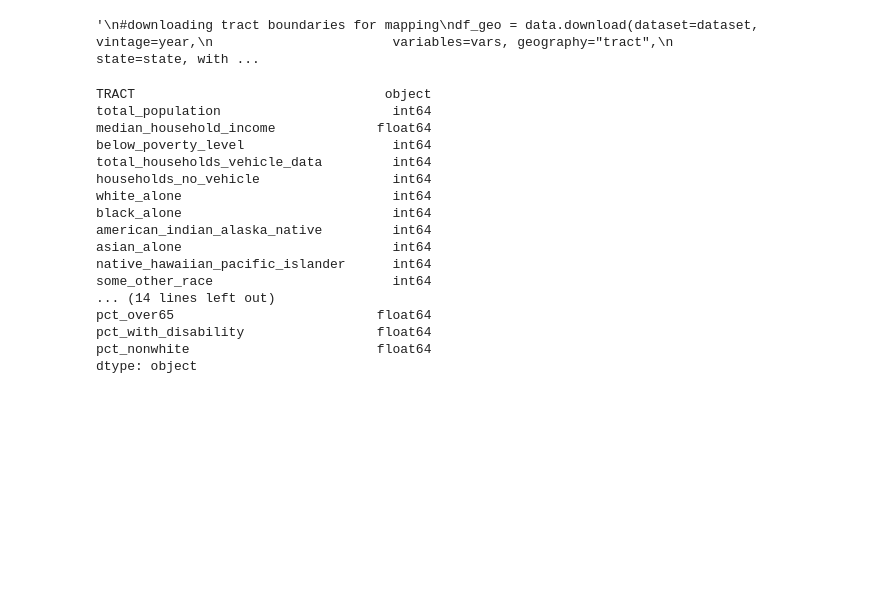
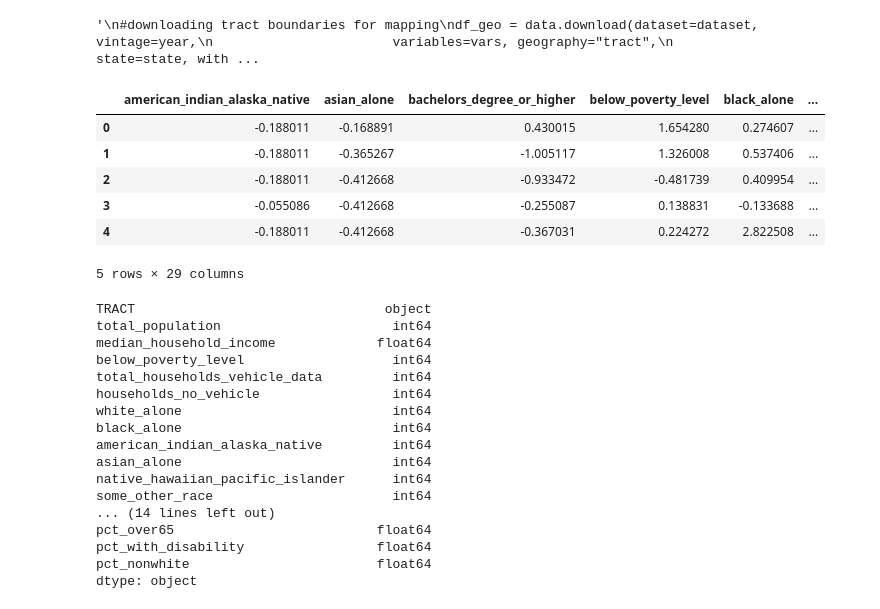
Before and after one commit to jessalynlc/MP, a Jupyter notebook: data_clean.ipynb, the cells around one changed output. Saved outputs shown, nothing was run; the diff lists cells and outputs as text; code cells hidden in the pictures; blank space fills up the shorter version.

Commit message:
Updates to clean tract_socioeconomic dataframe

```diff
--- a/data_clean.ipynb
+++ b/data_clean.ipynb
@@ -61,9 +61,11 @@ df = data.download(
 
 #derived indicators
 
-#Getting percentages
+#Getting percentages, replace any with NA denominator with 0
 def pct(num, den):
-    return (num/den).replace([pd.NA, float("inf")], pd.NA)
+    den_safe = den.replace(0, np.nan)
+    result = num / den_safe
+    return result.fillna(0)
 
 df["pct_below_50pct_poverty"] = pct(df["C17002_002E"], df["B01003_001E"])
 df["pct_no_vehicle"] = pct(df["B25044_003E"], df["B25044_001E"])
@@ -141,18 +143,38 @@ df = df.rename(columns=rename_dict)
 # %%
 from sklearn.preprocessing import StandardScaler
 
+df['TRACT'] = df['TRACT'].astype(str).str.zfill(6)
+
+# Scale all numeric columns EXCEPT TRACT, STATE, COUNTY
+cols_to_scale = df.columns.difference(['TRACT', 'STATE', 'COUNTY'])
+
 scaler = StandardScaler()
+scaled_values = scaler.fit_transform(df[cols_to_scale])
+
 df_scaled = pd.DataFrame(
-    scaler.fit_transform(df.drop(columns=['TRACT'])),
-    columns=df.drop(columns=['TRACT']).columns,
+    scaled_values,
+    columns=cols_to_scale,
     index=df.index
 )
 
+# Add back TRACT id
 df_scaled['TRACT'] = df['TRACT']
-df_scaled = df.drop(columns=["STATE", "COUNTY"])
 
-#Columns scaled to have mean 0 and std of 1 except for the TRACT id
+# Drop STATE and COUNTY from df_scaled (now correctly)
+df_scaled = df_scaled.drop(columns=['STATE', 'COUNTY'], errors='ignore')
+
+# Final PCA-ready socioeconomic dataframe
 tract_socioeconomic = df_scaled
+
+tract_socioeconomic.head()
+# %% [output]
+|  | american_indian_alaska_native | asian_alone | bachelors_degree_or_higher | below_poverty_level | black_alone | ... |
+| 0 | -0.188011 | -0.168891 | 0.430015 | 1.654280 | 0.274607 | ... |
+| 1 | -0.188011 | -0.365267 | -1.005117 | 1.326008 | 0.537406 | ... |
+| 2 | -0.188011 | -0.412668 | -0.933472 | -0.481739 | 0.409954 | ... |
+| 3 | -0.055086 | -0.412668 | -0.255087 | 0.138831 | -0.133688 | ... |
+| 4 | -0.188011 | -0.412668 | -0.367031 | 0.224272 | 2.822508 | ... |
+5 rows × 29 columns
 # %%
 tract_socioeconomic.dtypes
 # %% [output]
```
Also changed, not shown: parts of 1 cell of this notebook.
